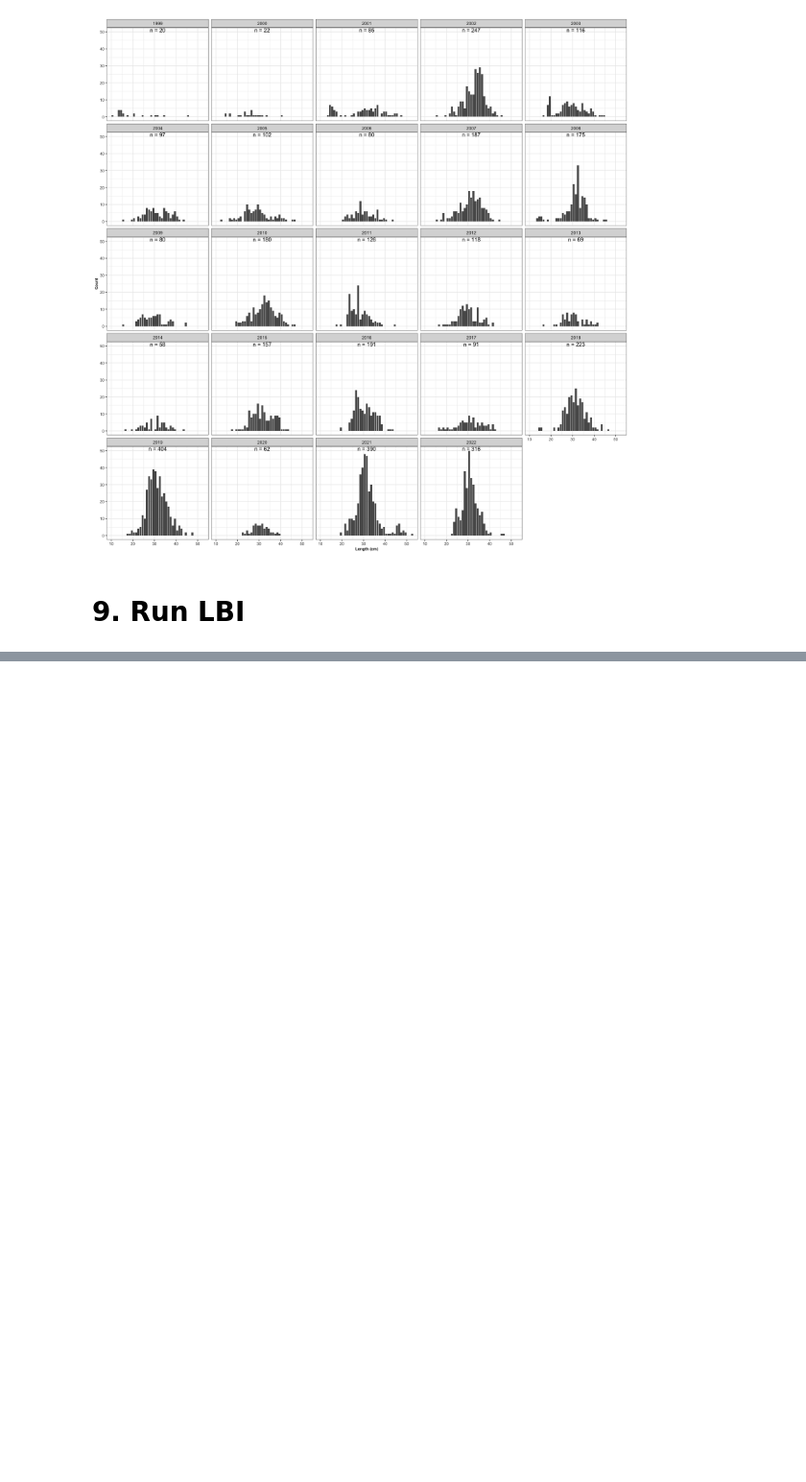
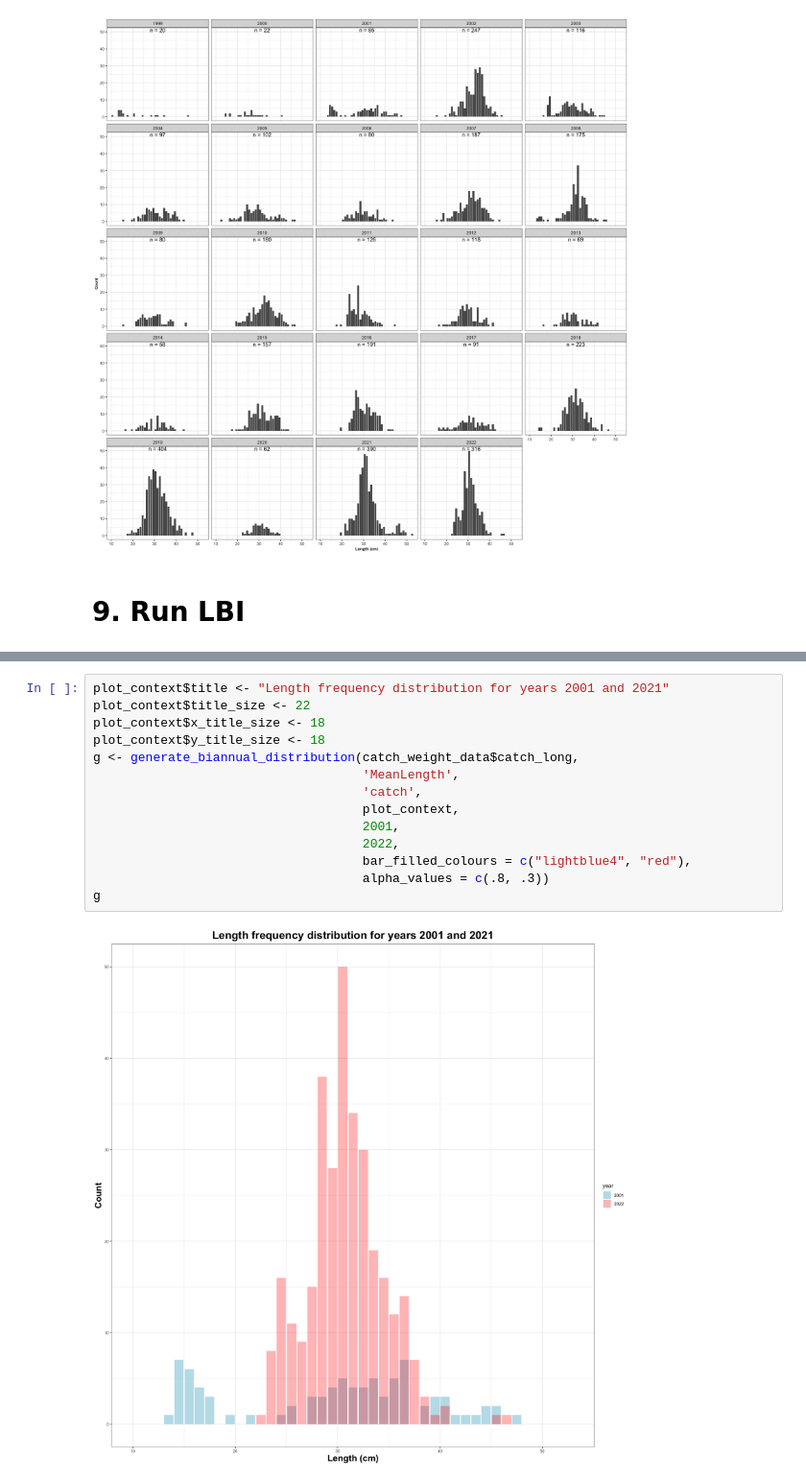
Before and after one commit to d2gex/lbm_seminary, a Jupyter notebook: R/lbms_workshop.ipynb, the cells around one changed output, grey strips where cells are left out. Shown at 96% size. Drawn from its saved outputs; the diff is of its cells as text; blank space fills up the shorter version.

```diff
--- a/R/lbms_workshop.ipynb
+++ b/R/lbms_workshop.ipynb
@@ -225,0 +303,16 @@ g
+# %%
+plot_context$title <- "Length frequency distribution for years 2001 and 2021"
+plot_context$title_size <- 22
+plot_context$x_title_size <- 18
+plot_context$y_title_size <- 18
+g <- generate_biannual_distribution(catch_weight_data$catch_long,
+                                    'MeanLength',
+                                    'catch',
+                                    plot_context,
+                                    2001,
+                                    2022,
+                                    bar_filled_colours = c("lightblue4", "red"),
+                                    alpha_values = c(.8, .3))
+g
+# %% [output]
+[figure, added]
```
Also changed, not shown: parts of 13 cells of this notebook, 3 other files.
